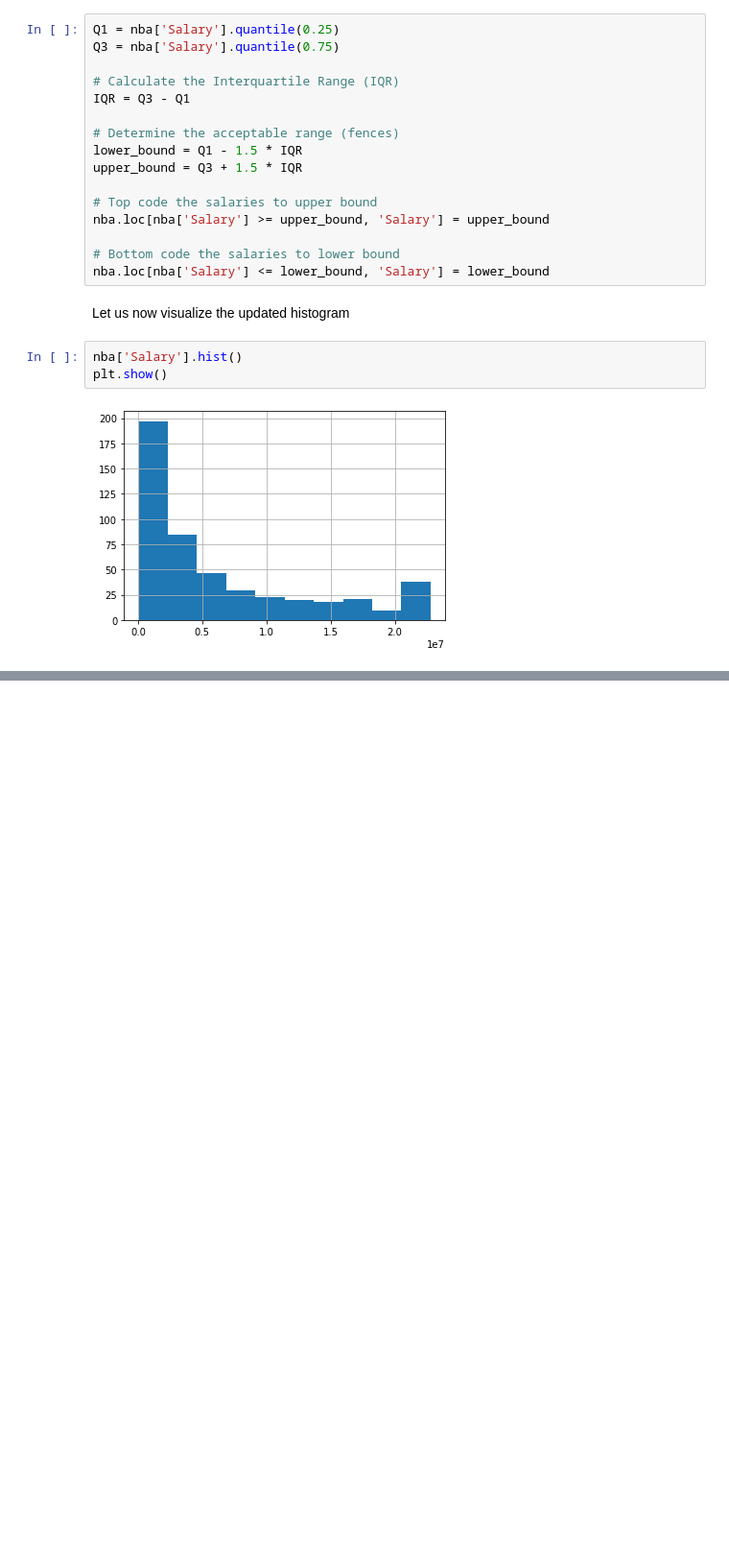
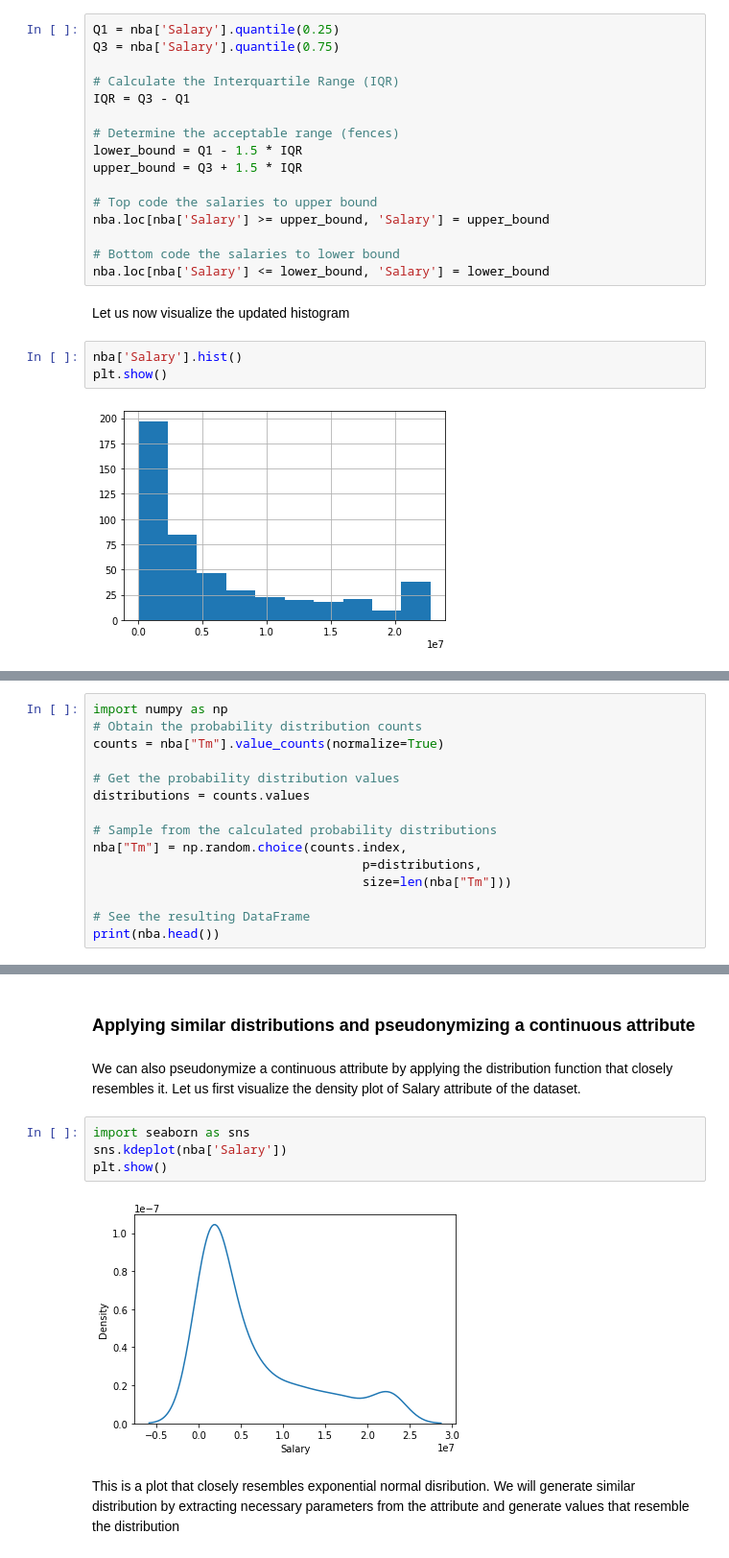
Before and after one commit to syednayeemridwan/data-science-projects, a Jupyter notebook: Data Anonymization and Release/data anonymization.ipynb, the cells around one changed output, grey strips where cells are left out. Shown at 96% size. Drawn from its saved outputs; the diff is of its cells as text; blank space fills up the shorter version.

```diff
--- a/Data Anonymization and Release/data anonymization.ipynb
+++ b/Data Anonymization and Release/data anonymization.ipynb
@@ -169,0 +206,15 @@ plt.show()
+# %%
+import numpy as np
+# Obtain the probability distribution counts
+counts = nba["Tm"].value_counts(normalize=True)
+
+# Get the probability distribution values
+distributions = counts.values
+
+# Sample from the calculated probability distributions
+nba["Tm"] = np.random.choice(counts.index,
+                                    p=distributions,
+                                    size=len(nba["Tm"]))
+
+# See the resulting DataFrame
+print(nba.head())
@@ -169,0 +239,12 @@ plt.show()
+# %% [markdown]
+### Applying similar distributions and pseudonymizing a continuous attribute
+# %% [markdown]
+We can also pseudonymize a continuous attribute by applying the distribution function that closely resembles it. Let us first visualize the density plot of Salary attribute of the dataset.
+# %%
+import seaborn as sns
+sns.kdeplot(nba['Salary'])
+plt.show()
+# %% [output]
+[figure, added]
+# %% [markdown]
+This is a plot that closely resembles exponential normal disribution. We will generate similar distribution by extracting necessary parameters from the attribute and generate values that resemble the distribution
```
Also changed, not shown: parts of 10 cells of this notebook.
